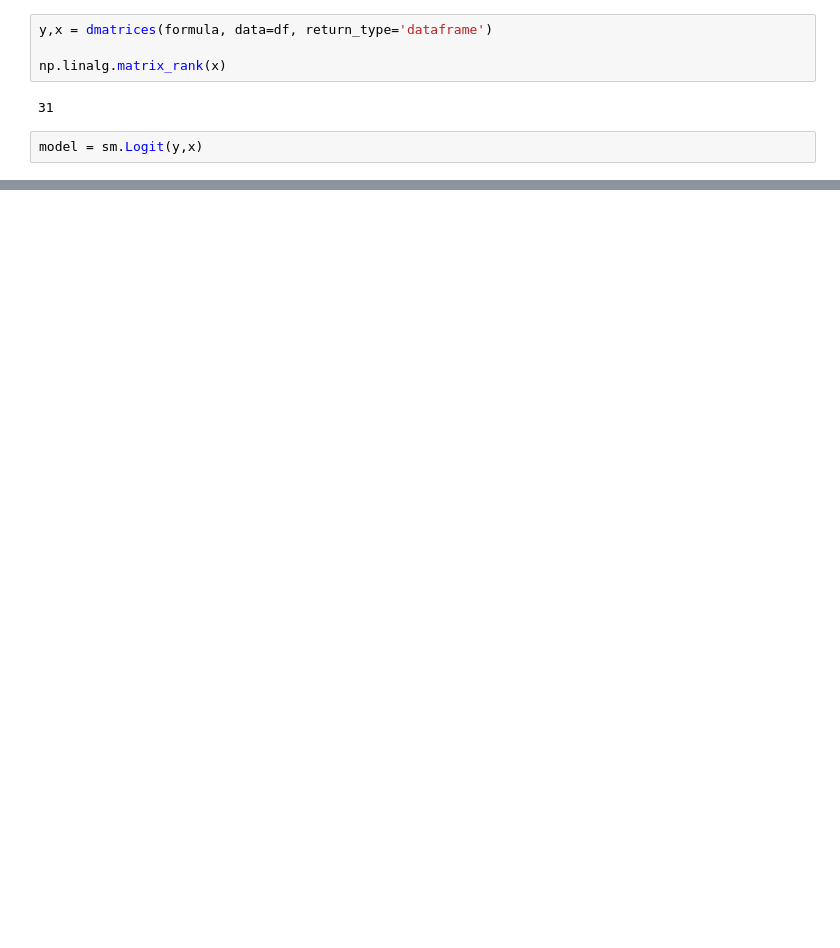
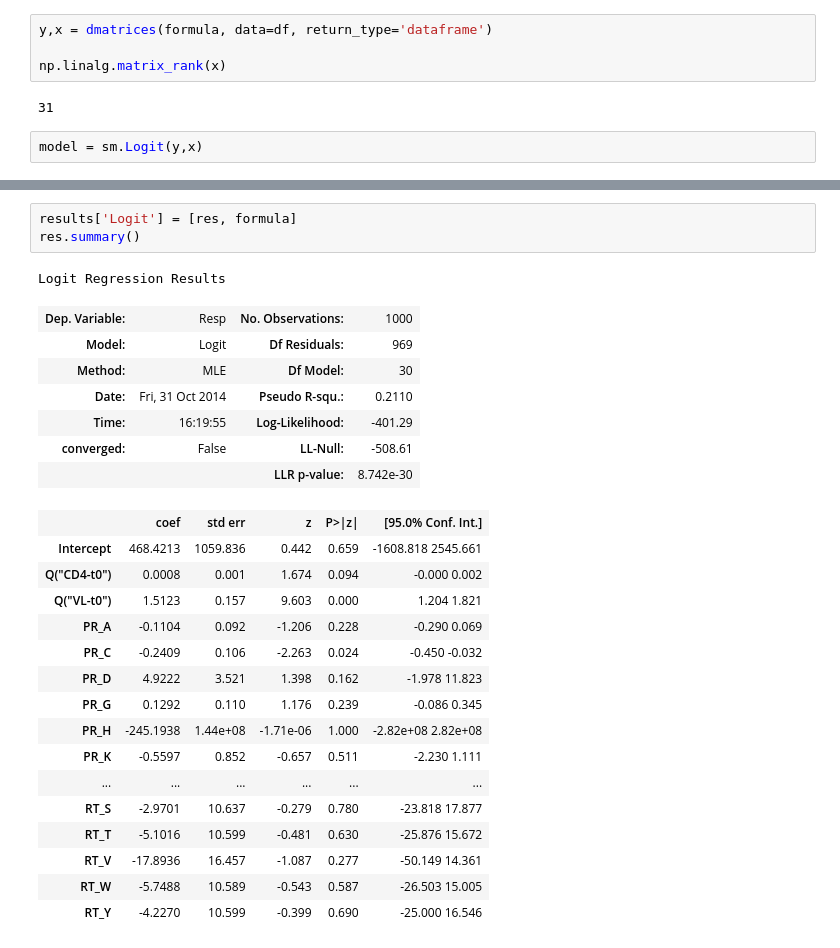
Before and after one commit to namebrandon/HIV, a Jupyter notebook: Encoding AA Frequency - New Feature Columns.ipynb, the cells around one changed output, grey strips where cells are left out. Drawn from its saved outputs; the diff is of its cells as text; blank space fills up the shorter version.

```diff
--- a/Encoding AA Frequency - New Feature Columns.ipynb
+++ b/Encoding AA Frequency - New Feature Columns.ipynb
@@ -152,0 +123,28 @@ LinAlgError: Singular matrix
+# %%
+results['Logit'] = [res, formula]
+res.summary()
+# %% [output]
+Logit Regression Results
+| Dep. Variable: | Resp | No. Observations: | 1000 |
+| Model: | Logit | Df Residuals: | 969 |
+| Method: | MLE | Df Model: | 30 |
+| Date: | Fri, 31 Oct 2014 | Pseudo R-squ.: | 0.2110 |
+| Time: | 16:19:55 | Log-Likelihood: | -401.29 |
+| converged: | False | LL-Null: | -508.61 |
+|  |  | LLR p-value: | 8.742e-30 |
+|  | coef | std err | z | P>|z| | [95.0% Conf. Int.] |
+| Intercept | 468.4213 | 1059.836 | 0.442 | 0.659 | -1608.818 2545.661 |
+| Q("CD4-t0") | 0.0008 | 0.001 | 1.674 | 0.094 | -0.000 0.002 |
+| Q("VL-t0") | 1.5123 | 0.157 | 9.603 | 0.000 | 1.204 1.821 |
+| PR_A | -0.1104 | 0.092 | -1.206 | 0.228 | -0.290 0.069 |
+| PR_C | -0.2409 | 0.106 | -2.263 | 0.024 | -0.450 -0.032 |
+| PR_D | 4.9222 | 3.521 | 1.398 | 0.162 | -1.978 11.823 |
+| PR_G | 0.1292 | 0.110 | 1.176 | 0.239 | -0.086 0.345 |
+| PR_H | -245.1938 | 1.44e+08 | -1.71e-06 | 1.000 | -2.82e+08 2.82e+08 |
+| PR_K | -0.5597 | 0.852 | -0.657 | 0.511 | -2.230 1.111 |
+| ... | ... | ... | ... | ... | ... |
+| RT_S | -2.9701 | 10.637 | -0.279 | 0.780 | -23.818 17.877 |
+| RT_T | -5.1016 | 10.599 | -0.481 | 0.630 | -25.876 15.672 |
+| RT_V | -17.8936 | 16.457 | -1.087 | 0.277 | -50.149 14.361 |
+| RT_W | -5.7488 | 10.589 | -0.543 | 0.587 | -26.503 15.005 |
+| RT_Y | -4.2270 | 10.599 | -0.399 | 0.690 | -25.000 16.546 |
```
Also changed, not shown: parts of 8 cells of this notebook.
